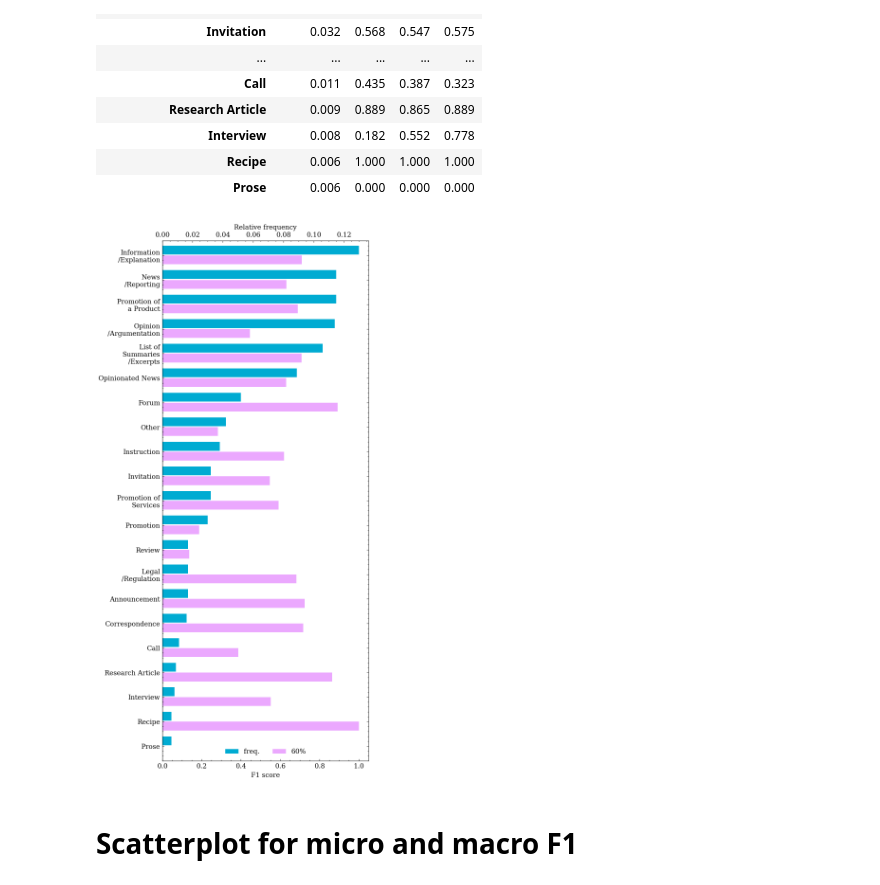
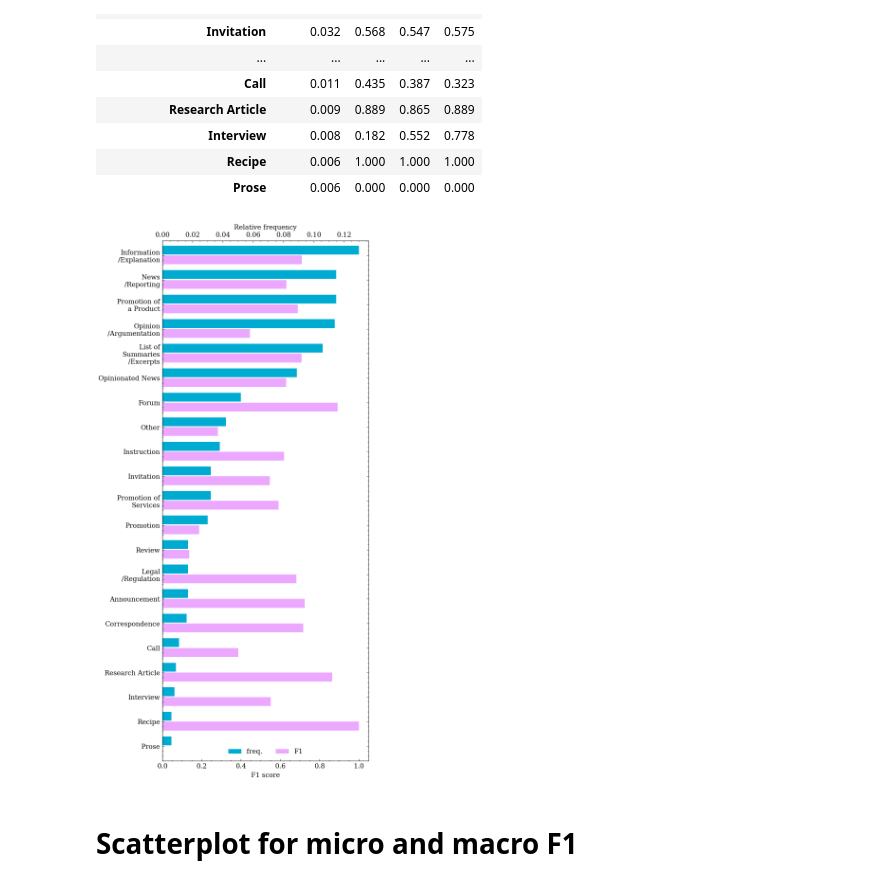
Before and after one commit to TajaKuzman/Transformers-GINCO-Experiments, a Jupyter notebook: 24_paper_additional_analysis.ipynb, the cells around one changed output. Cells and saved outputs as stored; diff of their text form; code cells hidden in the pictures.

Commit message:
Replotted the Figure 3 for the paper

```diff
--- a/24_paper_additional_analysis.ipynb
+++ b/24_paper_additional_analysis.ipynb
@@ -232,37 +232,40 @@ colors = [
 
 
 lines.append(ax2.barh(ind-3*sep, plotdf["frequency"].values,
         height=height,
         label="freq.",
         color=colors[-1],
         align="edge"))
 
 for i, col in enumerate(["40%", "60%", "80%"]):
     if i in {0,2}:
         continue
-    lines.append(ax.barh(ind+(i-2)*sep, plotdf[col].values, height=height, label=col, color=colors[i],
+
+    lines.append(ax.barh(ind+(i-2)*sep, plotdf[col].values, height=height,
+                        label="F1", #label=col,
+                        color=colors[i],
     align = "edge"))
 ax.set_yticks(ind-1*sep)
 ax.set_yticklabels([label.replace("/", "\n/").replace(" of ", " of\n") for label in labels], #fontsize="x-small"
                     )
 ax.invert_yaxis()
 ax.set_xlabel("F1 score")
 
 
 ax2.set_xlabel("Relative frequency")
 
 labs = [l.get_label() for l in lines]
 ax.legend(lines, labs,
         # fontsize="x-small",
         ncol=2, loc=8)
 ax.set_ylim(102, -4)
 
 plt.tight_layout()
-plt.savefig("paper/Q3_3_at_60.png")
-plt.savefig("paper/Q3_3_at_60.pdf")
+plt.savefig("paper/Q3_2_at_60.png")
+plt.savefig("paper/Q3_2_at_60.pdf")
 plt.show()
 # %% [output]
-[figure, old version]
+[figure, new version]
 # %% [markdown]
 # Scatterplot for micro and macro  F1
 # %%
```
Also changed, not shown: 2 other files.
